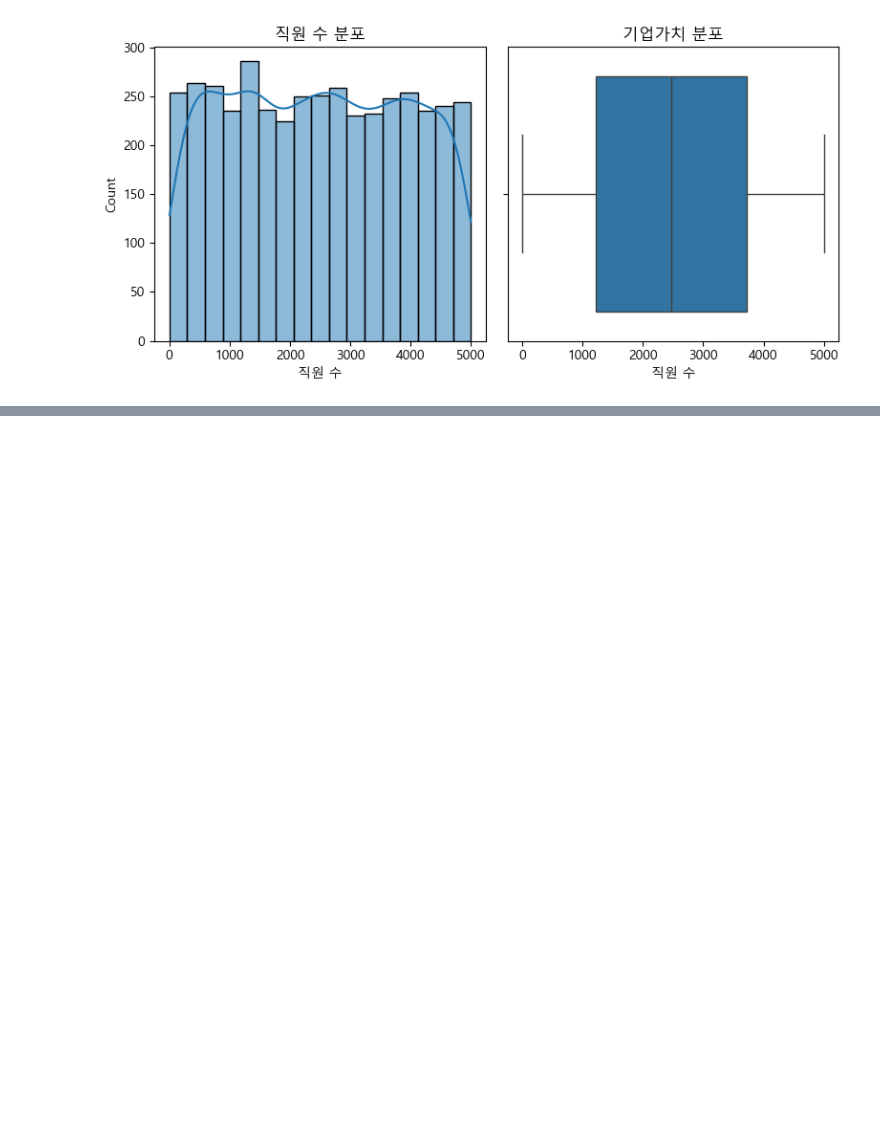
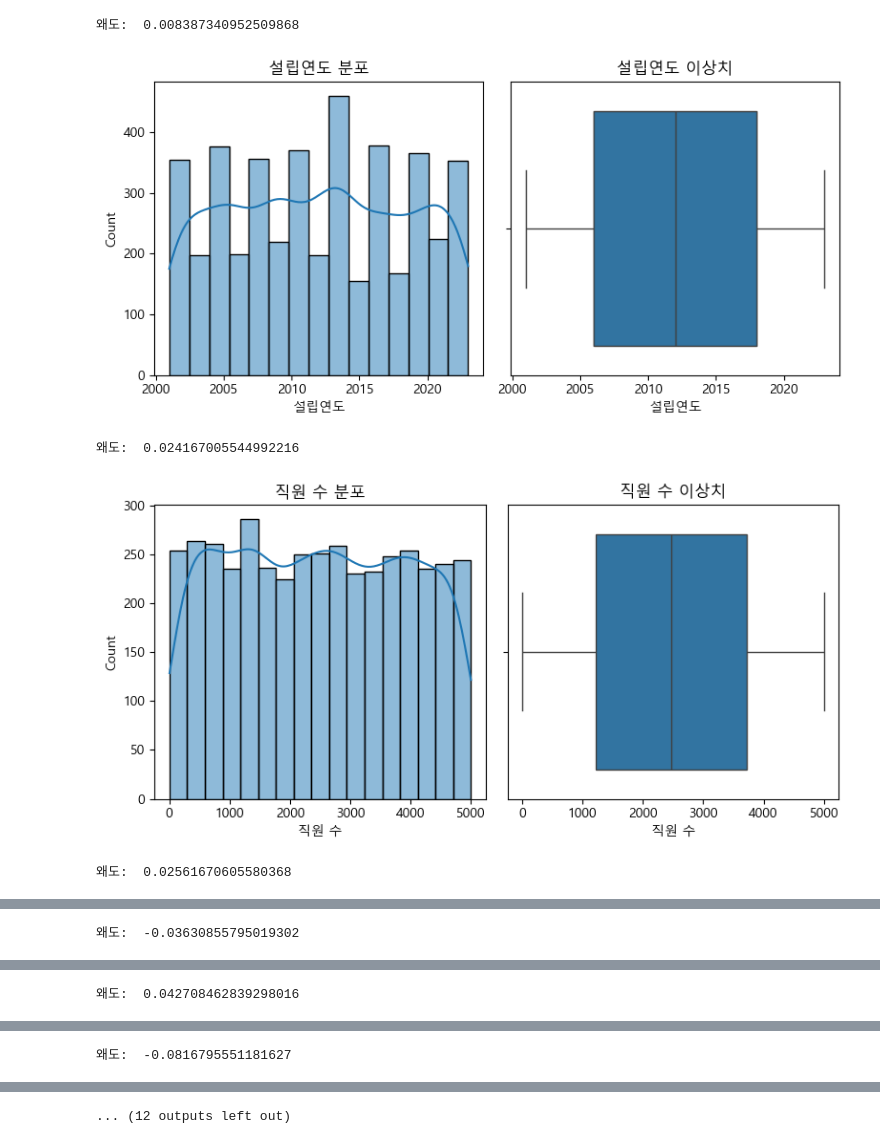
Before and after one commit to azultasul/predicting-enterprise-success-probability, a Jupyter notebook: model/01_EDA.ipynb, the cells around one changed output, grey strips where cells are left out. Drawn from its saved outputs; the diff is of its cells as text; code cells hidden in the pictures; blank space fills up the shorter version.

Commit message:
train data - eda 중

```diff
--- a/model/01_EDA.ipynb
+++ b/model/01_EDA.ipynb
@@ -57,6 +59,8 @@ memory usage: 478.8+ KB
 - 범주형: 국가, 분야, 투자단계, 인수여부, 상장여부, 기업가치(백억원)
 # %%
 def get_hist_box_plot(name):
+    skew_value = train[name].skew()
+    print('왜도: ', skew_value)
 
     fig, axes = plt.subplots(1, 2, figsize=(8, 4))
 
@@ -65,8 +69,37 @@ def get_hist_box_plot(name):
     axes[0].set_title(f'{name} 분포')
     axes[1].set_title(f'{name} 이상치')
 
-    # plt.title('기업가치 분포')/
     plt.tight_layout()
     plt.show()
+
+
+def get_count_bar_plot(name):
+    fig, axes = plt.subplots(1, 2, figsize=(8,4))
+
+    sns.countplot(x=name, data=train, ax=axes[0])
+    sns.barplot(data=train, x=name, y='성공확률', ax=axes[1], estimator='mean')
+
+    axes[0].set_title(f'{name} 갯수')
+    axes[1].set_title(f'{name}별 성공확률')
+
+    plt.tight_layout()
+    plt.show()
+
+# train['국가'].value_counts()
-# %% [output]
-[figure, removed]
+# %%
+nemerical_var = ['설립연도', '직원 수', '고객수(백만명)', '총 투자금(억원)', '연매출(억원)', 'SNS 팔로워 수(백만명)']
+categorical_var = ['국가', '분야', '투자단계', '인수여부', '상장여부', '기업가치(백억원)']
+# %%
+
+for name in nemerical_var:
+    get_hist_box_plot(name)
+
+for name in categorical_var:
+    print(name)
+    get_count_bar_plot(name)
+# %% [output]
+왜도:  0.008387340952509868
+[figure, added]
+왜도:  0.024167005544992216
+[figure, added]
+왜도:  0.02561670605580368
@@ -72,0 +107 @@ def get_hist_box_plot(name):
+왜도:  -0.03630855795019302
@@ -72,0 +109 @@ def get_hist_box_plot(name):
+왜도:  0.042708462839298016
@@ -72,0 +111 @@ def get_hist_box_plot(name):
+왜도:  -0.0816795551181627
@@ -72,0 +113 @@ def get_hist_box_plot(name):
+... (12 outputs left out)
```
Also changed, not shown: parts of 7 cells of this notebook.
